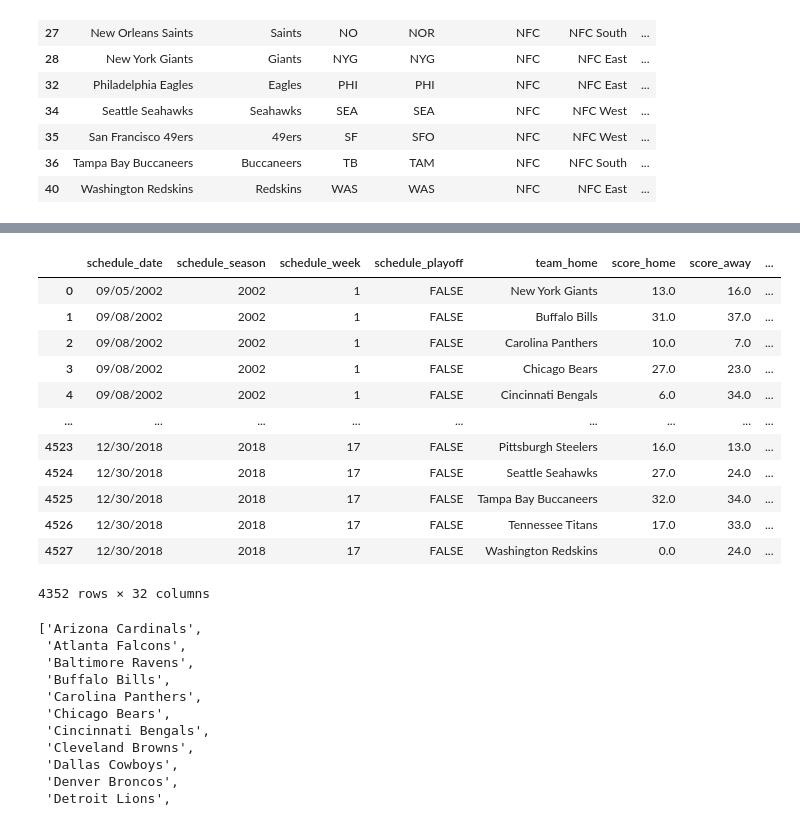
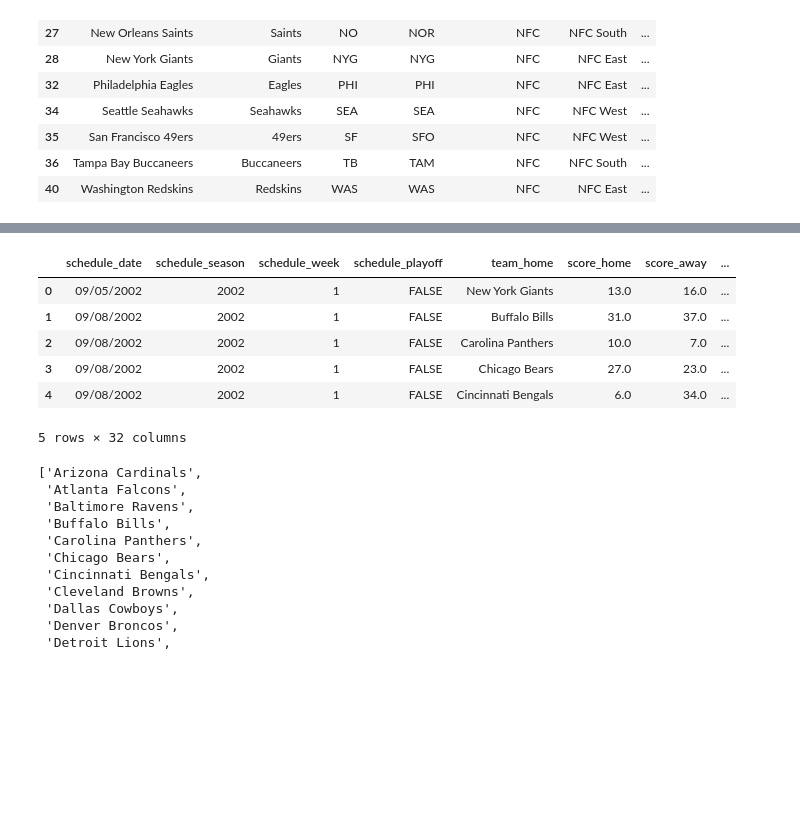
Before and after one commit to potterc22/Project1_TeamB, a Jupyter notebook: startercode.ipynb, the cells around one changed output, grey strips where cells are left out. Cells and saved outputs as stored; diff of their text form; code cells hidden in the pictures; blank space fills up the shorter version.

```diff
--- a/startercode.ipynb
+++ b/startercode.ipynb
@@ -229,29 +223,23 @@ scores_stadium_merged
 # %%
 merged_2002_2018 = pd.merge(scores_2002_2018, stadium_df, on='stadium_name',how='left')
 # remove playoff data because there was a good amount of missing data
 merged_2002_2018 = merged_2002_2018.loc[merged_2002_2018['schedule_playoff'] == 'FALSE']
 # convert weather, home and away scores to float
 merged_2002_2018['score_home'] = merged_2002_2018['score_home'].astype(float)
 merged_2002_2018['score_away'] = merged_2002_2018['score_away'].astype(float)
 merged_2002_2018['weather_temperature'] = pd.to_numeric(merged_2002_2018['weather_temperature'])
 merged_2002_2018['over_under_line'] = pd.to_numeric(merged_2002_2018['over_under_line'])
 # Add total score column
 merged_2002_2018['total_score'] = merged_2002_2018['score_home'] + merged_2002_2018['score_away']
-merged_2002_2018
+merged_2002_2018.head()
 # %% [output]
 |  | schedule_date | schedule_season | schedule_week | schedule_playoff | team_home | score_home | score_away | ... |
 | 0 | 09/05/2002 | 2002 | 1 | FALSE | New York Giants | 13.0 | 16.0 | ... |
 | 1 | 09/08/2002 | 2002 | 1 | FALSE | Buffalo Bills | 31.0 | 37.0 | ... |
 | 2 | 09/08/2002 | 2002 | 1 | FALSE | Carolina Panthers | 10.0 | 7.0 | ... |
 | 3 | 09/08/2002 | 2002 | 1 | FALSE | Chicago Bears | 27.0 | 23.0 | ... |
 | 4 | 09/08/2002 | 2002 | 1 | FALSE | Cincinnati Bengals | 6.0 | 34.0 | ... |
-| ... | ... | ... | ... | ... | ... | ... | ... | ... |
-| 4523 | 12/30/2018 | 2018 | 17 | FALSE | Pittsburgh Steelers | 16.0 | 13.0 | ... |
-| 4524 | 12/30/2018 | 2018 | 17 | FALSE | Seattle Seahawks | 27.0 | 24.0 | ... |
-| 4525 | 12/30/2018 | 2018 | 17 | FALSE | Tampa Bay Buccaneers | 32.0 | 34.0 | ... |
-| 4526 | 12/30/2018 | 2018 | 17 | FALSE | Tennessee Titans | 17.0 | 33.0 | ... |
-| 4527 | 12/30/2018 | 2018 | 17 | FALSE | Washington Redskins | 0.0 | 24.0 | ... |
-4352 rows × 32 columns
+5 rows × 32 columns
 # %%
 teams = []
 [teams.append(team) for team in afc_teams['team_name']]
```
Also changed, not shown: parts of 5 cells of this notebook.
